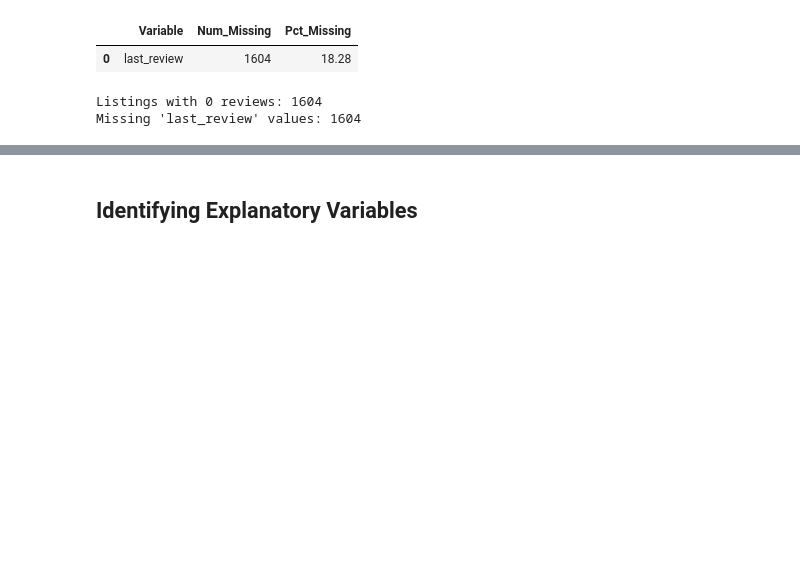
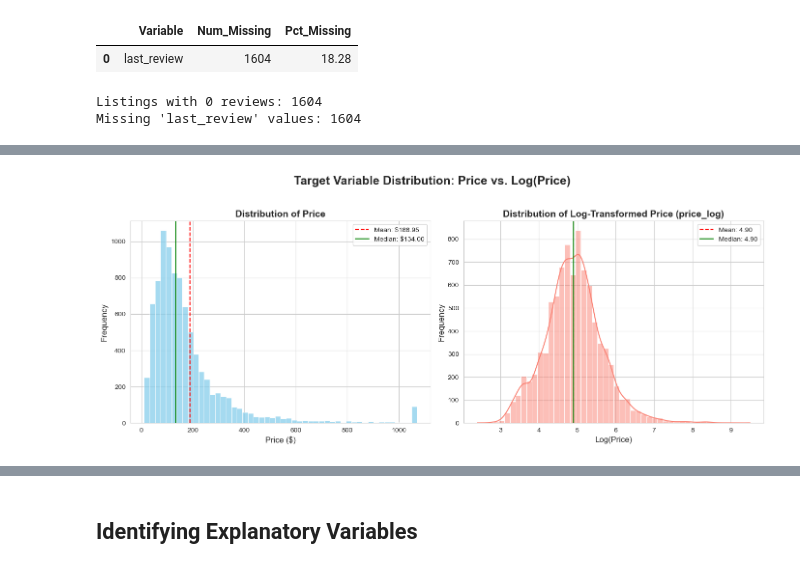
Before and after one commit to othmane-zizi-pro/airbnb_ml_price_prediction, a Jupyter notebook: airbnb_ml_model.ipynb, the cells around one changed output, grey strips where cells are left out. Drawn from its saved outputs; the diff is of its cells as text; code cells hidden in the pictures; blank space fills up the shorter version.

```diff
--- a/airbnb_ml_model.ipynb
+++ b/airbnb_ml_model.ipynb
@@ -618,7 +617,7 @@ drop_in_listings_clean = [
     'neighborhood_overview', 'picture_url', 'host_id', 'host_url', 'host_name',
     'host_location', 'host_about', 'host_thumbnail_url', 'host_picture_url',
     'host_neighbourhood', 'host_total_listings_count', 'host_verifications',
-    'neighbourhood', 'neighbourhood_group_cleansed', 'latitude', 'longitude',
+    'neighbourhood', 'neighbourhood_group_cleansed',
     'bathrooms_text', 'minimum_minimum_nights', 'maximum_minimum_nights',
     'minimum_maximum_nights', 'maximum_maximum_nights', 'minimum_nights_avg_ntm',
     'maximum_nights_avg_ntm', 'calendar_updated', 'availability_30', 'availability_60',
@@ -684,0 +687,36 @@ Missing 'last_review' values: 1604
+# %%
+# Set the figure size for better readability
+plt.figure(figsize=(14, 6))
+sns.set_style("whitegrid")
+
+# Histogram for "price"
+#Clipping outliers at 99th percentile for better visualization
+ax1 = plt.subplot(1, 2, 1)
+price_99th = listings_clean['price'].quantile(0.99)
+
+sns.histplot(listings_clean['price'].clip(0, price_99th), bins=50, kde=False, ax=ax1, color='skyblue')
+ax1.set_title('Distribution of Price', fontsize=14, fontweight='bold')
+ax1.set_xlabel('Price ($)', fontsize=12)
+ax1.set_ylabel('Frequency', fontsize=12)
+ax1.axvline(listings_clean['price'].mean(), color='red', linestyle='--', label=f"Mean: ${listings_clean['price'].mean():.2f}")
+ax1.axvline(listings_clean['price'].median(), color='green', linestyle='-', label=f"Median: ${listings_clean['price'].median():.2f}")
+ax1.legend()
+
+
+# Histogram for Log-Transformed Price
+ax2 = plt.subplot(1, 2, 2)
+sns.histplot(listings_clean['price_log'], bins=50, kde=True, ax=ax2, color='salmon')
+ax2.set_title('Distribution of Log-Transformed Price (price_log)', fontsize=14, fontweight='bold')
+ax2.set_xlabel('Log(Price)', fontsize=12)
+ax2.set_ylabel('Frequency', fontsize=12)
+ax2.axvline(listings_clean['price_log'].mean(), color='red', linestyle='--', label=f"Mean: {listings_clean['price_log'].mean():.2f}")
+ax2.axvline(listings_clean['price_log'].median(), color='green', linestyle='-', label=f"Median: {listings_clean['price_log'].median():.2f}")
+ax2.legend()
+
+
+# --- Final Touches ---
+plt.suptitle('Target Variable Distribution: Price vs. Log(Price)', fontsize=18, fontweight='bold')
+plt.tight_layout(rect=[0, 0.03, 1, 0.95])
+plt.show()
+# %% [output]
+[figure, added]
```
Also changed, not shown: parts of 18 cells of this notebook, 1 other file.
